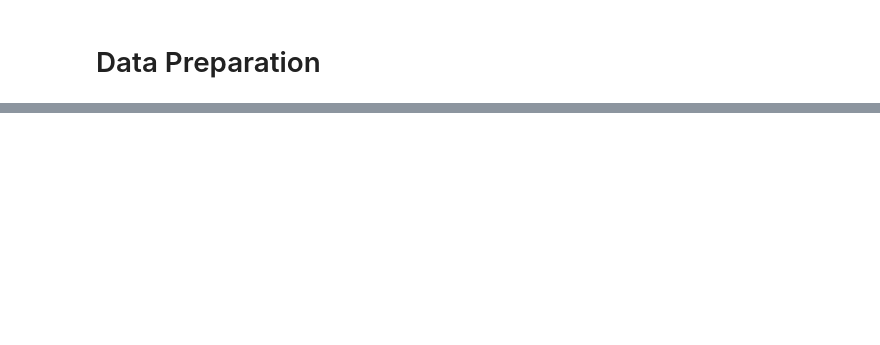
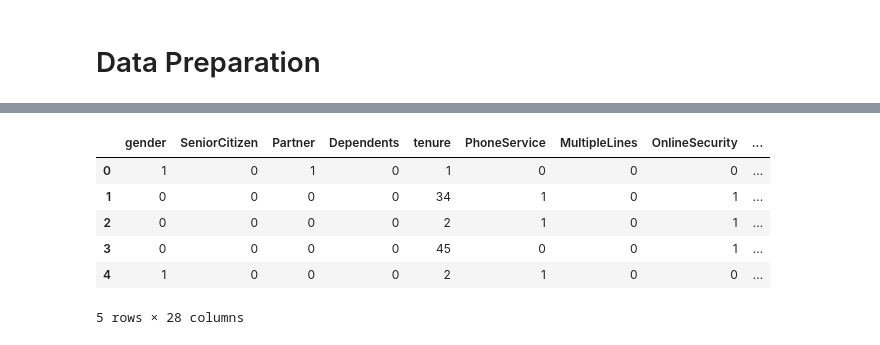
Before and after one commit to xmillena/Customer-Churn-com-Impacto-de-Negocio, a Jupyter notebook: customer-churn-com-impacto-de-neg-cio.ipynb, the cells around one changed output, grey strips where cells are left out. Drawn from its saved outputs; the diff is of its cells as text; code cells hidden in the pictures; blank space fills up the shorter version.

```diff
--- a/customer-churn-com-impacto-de-neg-cio.ipynb
+++ b/customer-churn-com-impacto-de-neg-cio.ipynb
@@ -94,0 +197,14 @@ df['Total']
+# %%
+genero = {'Female':1, 'Male':0}
+binario = {'Yes':1, 'No':0}
+
+colunas_binarias = ['Partner', 'Dependents', 'PhoneService', 'PaperlessBilling', 'Churn']
+for col in colunas_binarias:
+    df[col] = df[col].map(binario)
+
+df['gender'] = df['gender'].map(genero)
+# %%
+cols_one_hot = ['InternetService', 'Contract', 'PaymentMethod', 'Tenure_Faixa']
+df_final = pd.get_dummies(df, columns=cols_one_hot, drop_first = True)
+bool_cols = df_final.select_dtypes(include=['bool']).columns
+df_final[bool_cols] = df_final[bool_cols].astype(int)
@@ -94,0 +214,19 @@ df['Total']
+# %%
+cols_texto = [
+    'MultipleLines', 'OnlineSecurity', 'OnlineBackup',
+    'DeviceProtection', 'TechSupport', 'StreamingTV', 'StreamingMovies'
+]
+for col in cols_texto:
+    df_final[col] = df_final[col].replace({'No internet service': 'No', 'No phone service': 'No'})
+
+    df_final[col] = df_final[col].map({'Yes': 1, 'No': 0})
+# %%
+df_final.head()
+# %% [output]
+|  | gender | SeniorCitizen | Partner | Dependents | tenure | PhoneService | MultipleLines | OnlineSecurity | ... |
+| 0 | 1 | 0 | 1 | 0 | 1 | 0 | 0 | 0 | ... |
+| 1 | 0 | 0 | 0 | 0 | 34 | 1 | 0 | 1 | ... |
+| 2 | 0 | 0 | 0 | 0 | 2 | 1 | 0 | 1 | ... |
+| 3 | 0 | 0 | 0 | 0 | 45 | 0 | 0 | 1 | ... |
+| 4 | 1 | 0 | 0 | 0 | 2 | 1 | 0 | 0 | ... |
+5 rows × 28 columns
```
Also changed, not shown: parts of 31 cells of this notebook.
